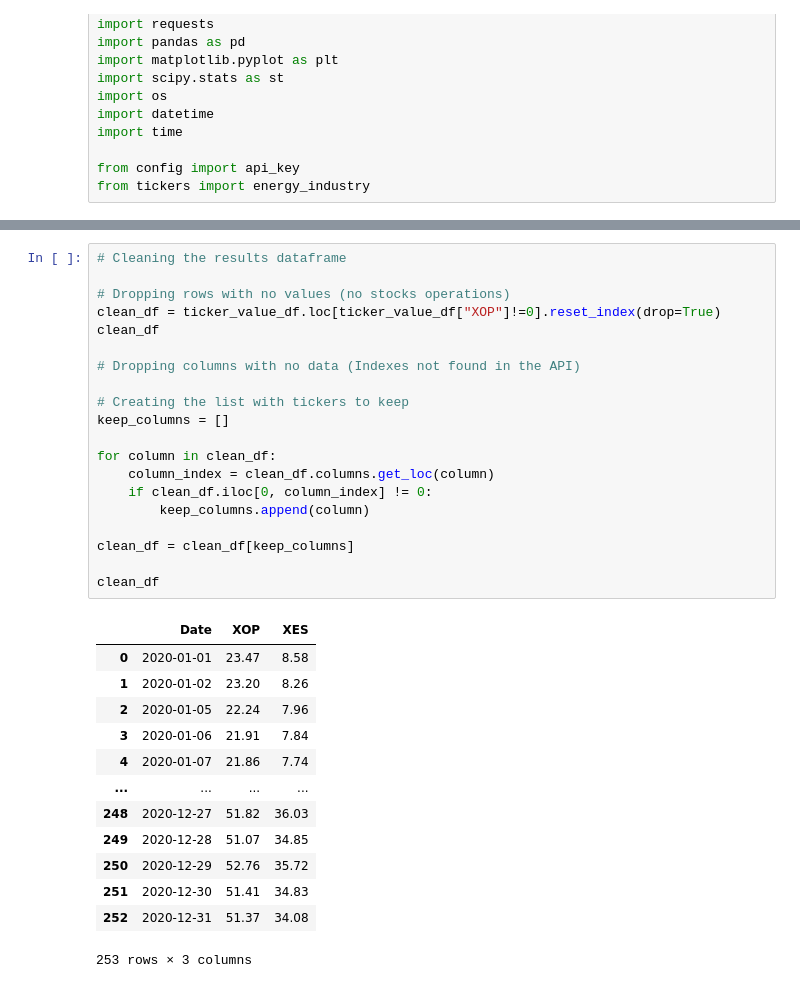
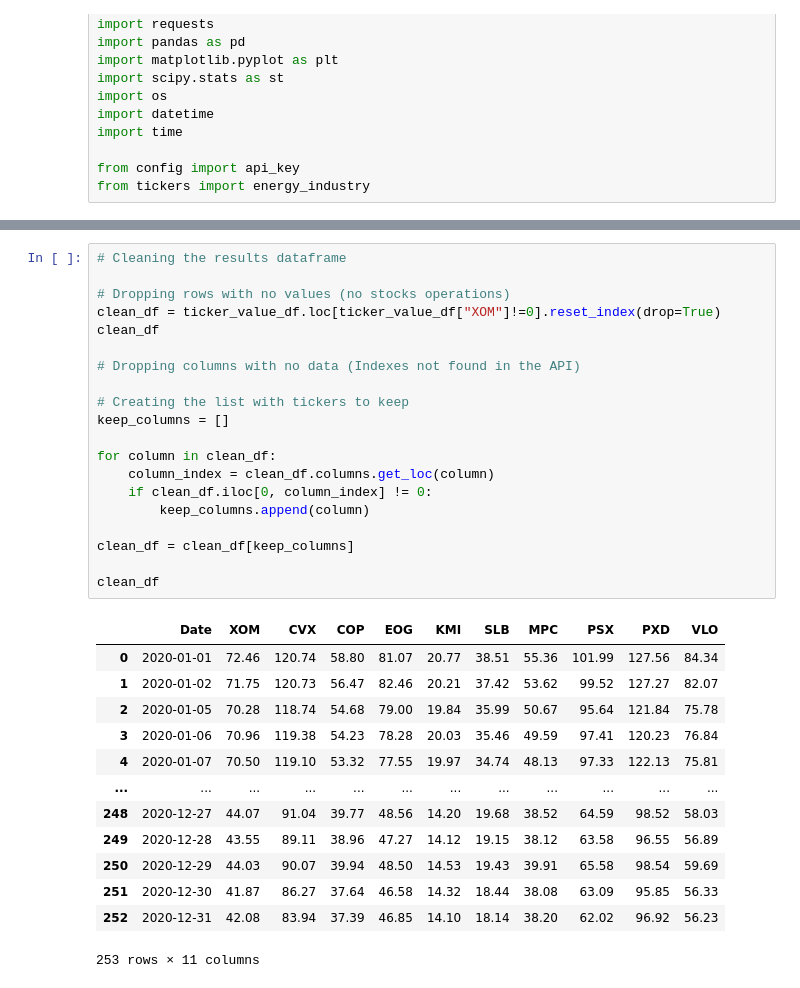
Before and after one commit to Dinorobie/stocks-covid, a Jupyter notebook: energy_analysis.ipynb, the cells around one changed output, grey strips where cells are left out. Drawn from its saved outputs; the diff is of its cells as text.

```diff
--- a/energy_analysis.ipynb
+++ b/energy_analysis.ipynb
@@ -96,37 +106,37 @@ ticker_value_df
 # %%
 # Cleaning the results dataframe
 
 # Dropping rows with no values (no stocks operations)
-clean_df = ticker_value_df.loc[ticker_value_df["XOP"]!=0].reset_index(drop=True)
+clean_df = ticker_value_df.loc[ticker_value_df["XOM"]!=0].reset_index(drop=True)
 clean_df
 
 # Dropping columns with no data (Indexes not found in the API)
 
 # Creating the list with tickers to keep
 keep_columns = []
 
 for column in clean_df:
     column_index = clean_df.columns.get_loc(column)
     if clean_df.iloc[0, column_index] != 0:
         keep_columns.append(column)
 
 clean_df = clean_df[keep_columns]
 
 clean_df
 # %% [output]
-|  | Date | XOP | XES |
-| 0 | 2020-01-01 | 23.47 | 8.58 |
-| 1 | 2020-01-02 | 23.20 | 8.26 |
-| 2 | 2020-01-05 | 22.24 | 7.96 |
-| 3 | 2020-01-06 | 21.91 | 7.84 |
-| 4 | 2020-01-07 | 21.86 | 7.74 |
-| ... | ... | ... | ... |
-| 248 | 2020-12-27 | 51.82 | 36.03 |
-| 249 | 2020-12-28 | 51.07 | 34.85 |
-| 250 | 2020-12-29 | 52.76 | 35.72 |
-| 251 | 2020-12-30 | 51.41 | 34.83 |
-| 252 | 2020-12-31 | 51.37 | 34.08 |
+|  | Date | XOM | CVX | COP | EOG | KMI | SLB | MPC | PSX | PXD | VLO |
+| 0 | 2020-01-01 | 72.46 | 120.74 | 58.80 | 81.07 | 20.77 | 38.51 | 55.36 | 101.99 | 127.56 | 84.34 |
+| 1 | 2020-01-02 | 71.75 | 120.73 | 56.47 | 82.46 | 20.21 | 37.42 | 53.62 | 99.52 | 127.27 | 82.07 |
+| 2 | 2020-01-05 | 70.28 | 118.74 | 54.68 | 79.00 | 19.84 | 35.99 | 50.67 | 95.64 | 121.84 | 75.78 |
+| 3 | 2020-01-06 | 70.96 | 119.38 | 54.23 | 78.28 | 20.03 | 35.46 | 49.59 | 97.41 | 120.23 | 76.84 |
+| 4 | 2020-01-07 | 70.50 | 119.10 | 53.32 | 77.55 | 19.97 | 34.74 | 48.13 | 97.33 | 122.13 | 75.81 |
+| ... | ... | ... | ... | ... | ... | ... | ... | ... | ... | ... | ... |
+| 248 | 2020-12-27 | 44.07 | 91.04 | 39.77 | 48.56 | 14.20 | 19.68 | 38.52 | 64.59 | 98.52 | 58.03 |
+| 249 | 2020-12-28 | 43.55 | 89.11 | 38.96 | 47.27 | 14.12 | 19.15 | 38.12 | 63.58 | 96.55 | 56.89 |
+| 250 | 2020-12-29 | 44.03 | 90.07 | 39.94 | 48.50 | 14.53 | 19.43 | 39.91 | 65.58 | 98.54 | 59.69 |
+| 251 | 2020-12-30 | 41.87 | 86.27 | 37.64 | 46.58 | 14.32 | 18.44 | 38.08 | 63.09 | 95.85 | 56.33 |
+| 252 | 2020-12-31 | 42.08 | 83.94 | 37.39 | 46.85 | 14.10 | 18.14 | 38.20 | 62.02 | 96.92 | 56.23 |
-253 rows × 3 columns
+253 rows × 11 columns
 # %%
 clean_df.describe()
 # %% [output]
```
Also changed, not shown: parts of 12 cells of this notebook, 9 other files.
